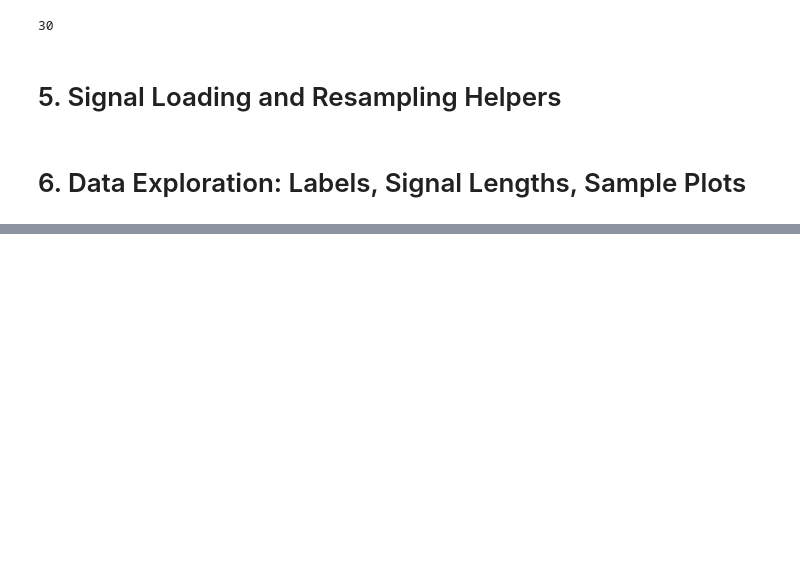
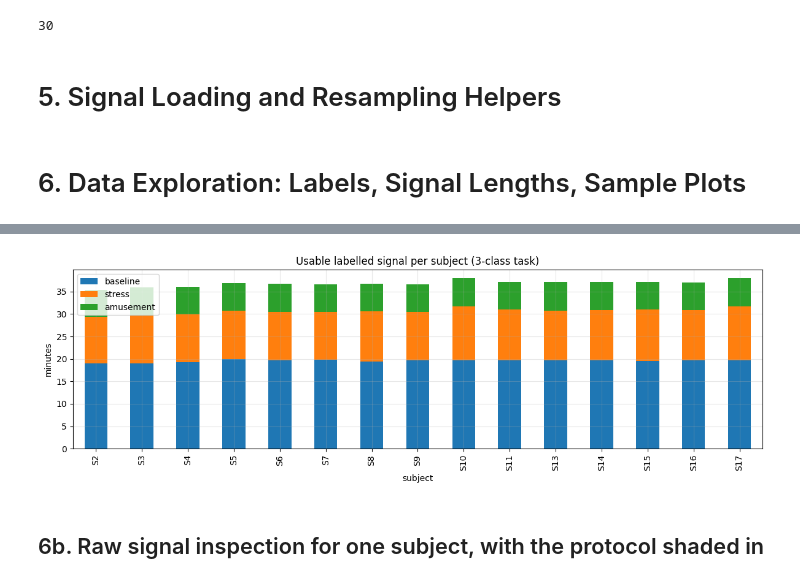
Before and after one commit to plavizmaj/Wearable_Stress_and_Affect_Detection, a Jupyter notebook: WESAD_(Wearable_Stress_and_Affect_Detection).ipynb, the cells around one changed output, grey strips where cells are left out. Saved outputs shown, nothing was run; the diff lists cells and outputs as text; code cells hidden in the pictures; blank space fills up the shorter version.

Commit message:
Data exploration and sanity check

```diff
--- a/WESAD_(Wearable_Stress_and_Affect_Detection).ipynb
+++ b/WESAD_(Wearable_Stress_and_Affect_Detection).ipynb
@@ -287,0 +290,24 @@ def window_label(labels, t0, t1, fs_label=700.0):
+# %%
+LABEL_NAMES_ALL = {
+    0: "transient", 1: "baseline", 2: "stress", 3: "amusement",
+    4: "meditation", 5: "ignore_5", 6: "ignore_6", 7: "ignore_7",
+}
+# %%
+rows = []
+for pkl in PKL_FILES:
+    with open(pkl, "rb") as f:
+        d = _normalise_keys(pickle.load(f, encoding="latin1"))
+    lab = np.asarray(d["label"]).ravel()
+    subj = d.get("subject", os.path.basename(pkl).split(".")[0])
+    row = {"subject": subj, "total_min": len(lab) / 700.0 / 60.0}
+    for code, name in LABEL_NAMES_ALL.items():
+        row[name] = float((lab == code).sum()) / 700.0 / 60.0  # minutes
+    rows.append(row)
+    del d, lab
+    gc.collect()
+# %%
+label_df = pd.DataFrame(rows).set_index("subject").round(2)
+print("Condition duration per subject (minutes):")
+print(label_df)
+print("\nTotals across all subjects (minutes):")
+print(label_df.sum().round(1))
@@ -287,0 +332,12 @@ def window_label(labels, t0, t1, fs_label=700.0):
+# %%
+ax = label_df[["baseline", "stress", "amusement"]].plot(
+    kind="bar", stacked=True, figsize=(12, 4)
+)
+ax.set_ylabel("minutes")
+ax.set_title("Usable labelled signal per subject (3-class task)")
+plt.tight_layout()
+plt.show()
+# %% [output]
+[figure, added]
+# %% [markdown]
+## 6b. Raw signal inspection for one subject, with the protocol shaded in
```
Also changed, not shown: parts of 12 cells of this notebook.
